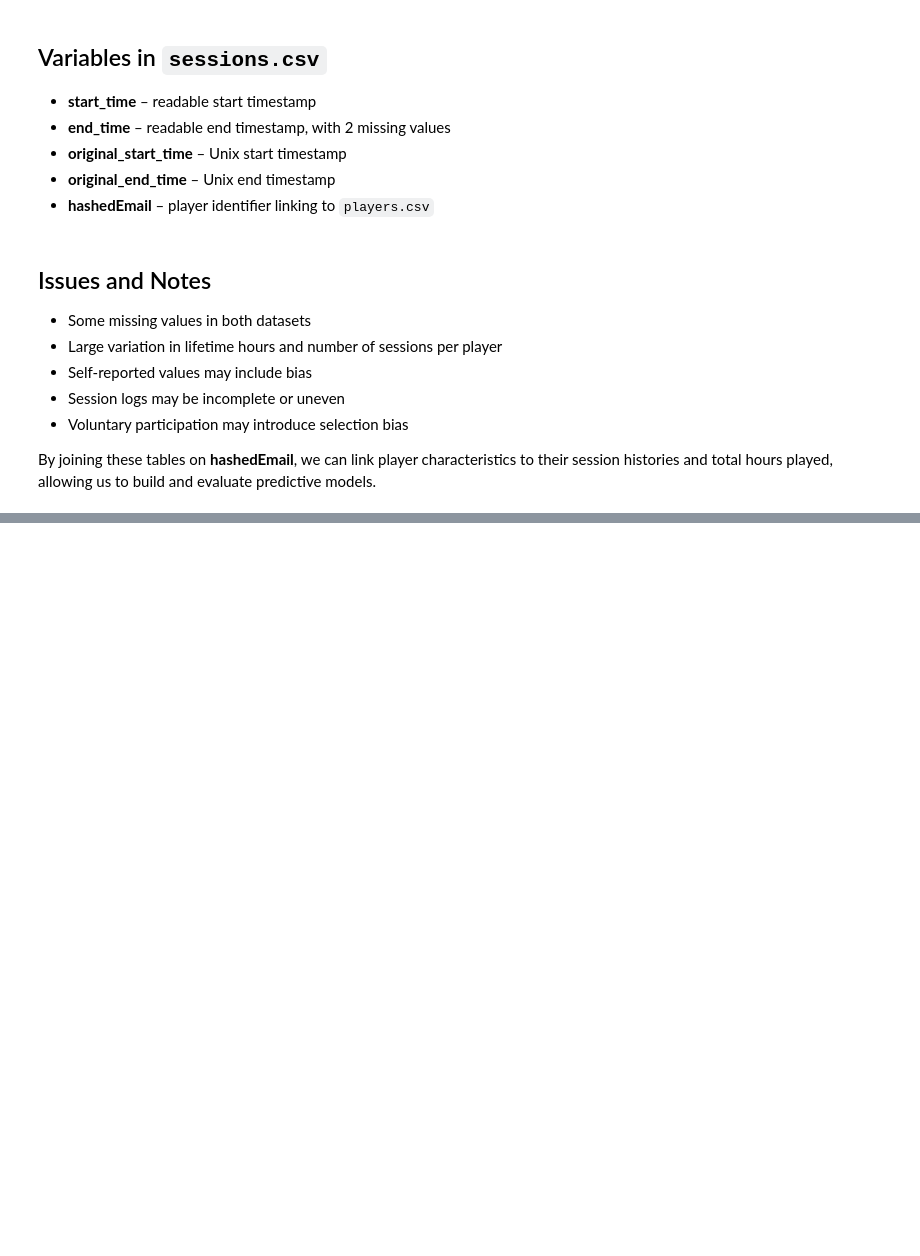
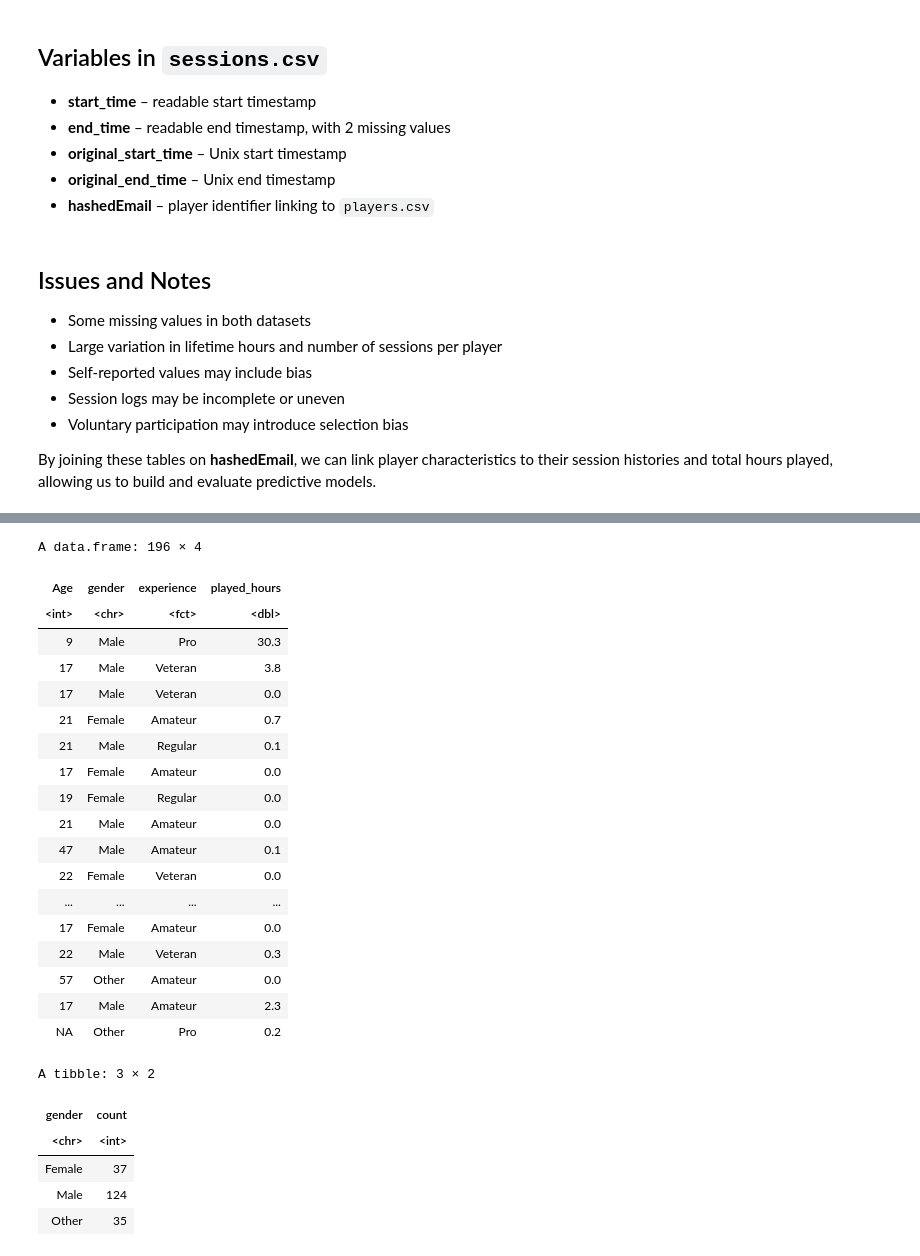
Before and after one commit to nat-ttt/group_project_final, a Jupyter notebook: Group_project.ipynb, the cells around one changed output, grey strips where cells are left out. Cells and saved outputs as stored; diff of their text form; code cells hidden in the pictures; blank space fills up the shorter version.

```diff
--- a/Group_project.ipynb
+++ b/Group_project.ipynb
@@ -42,0 +119,33 @@ By joining these tables on **hashedEmail**, we can link player characteristics t
+# %%
+players_cleaned <- players_wrangled |> mutate(
+  gender = case_match(gender, "Male" ~ "Male", "Female" ~ "Female", .default = "Other"))
+gender_players
+
+players_cleaned |> group_by(gender) |>
+  summarise(count = n())
+# %% [output]
+A data.frame: 196 × 4
+| Age | gender | experience | played_hours |
+| <int> | <chr> | <fct> | <dbl> |
+| 9 | Male | Pro | 30.3 |
+| 17 | Male | Veteran | 3.8 |
+| 17 | Male | Veteran | 0.0 |
+| 21 | Female | Amateur | 0.7 |
+| 21 | Male | Regular | 0.1 |
+| 17 | Female | Amateur | 0.0 |
+| 19 | Female | Regular | 0.0 |
+| 21 | Male | Amateur | 0.0 |
+| 47 | Male | Amateur | 0.1 |
+| 22 | Female | Veteran | 0.0 |
+| ... | ... | ... | ... |
+| 17 | Female | Amateur | 0.0 |
+| 22 | Male | Veteran | 0.3 |
+| 57 | Other | Amateur | 0.0 |
+| 17 | Male | Amateur | 2.3 |
+| NA | Other | Pro | 0.2 |
+A tibble: 3 × 2
+| gender | count |
+| <chr> | <int> |
+| Female | 37 |
+| Male | 124 |
+| Other | 35 |
```
Also changed, not shown: parts of 3 cells of this notebook.
